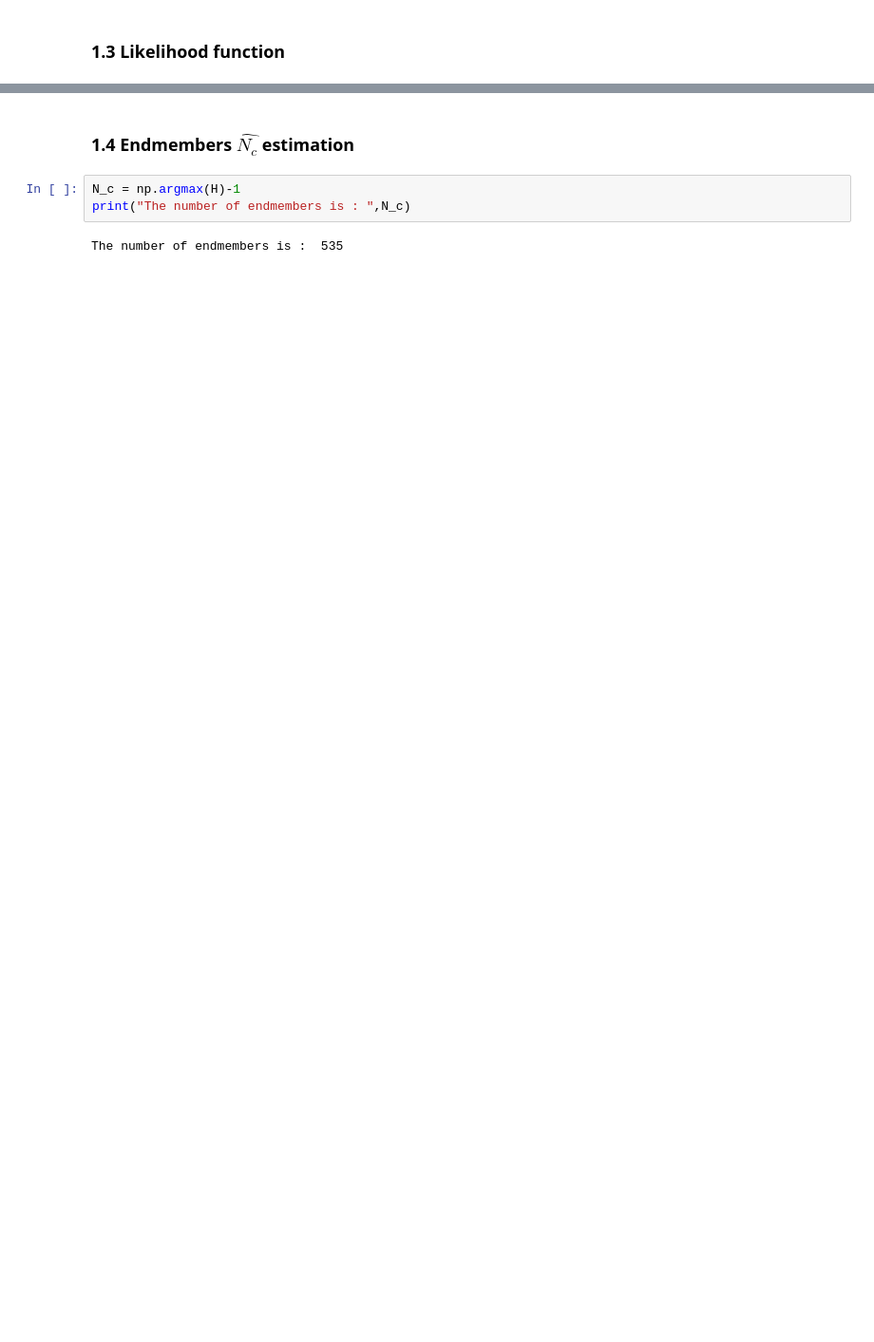
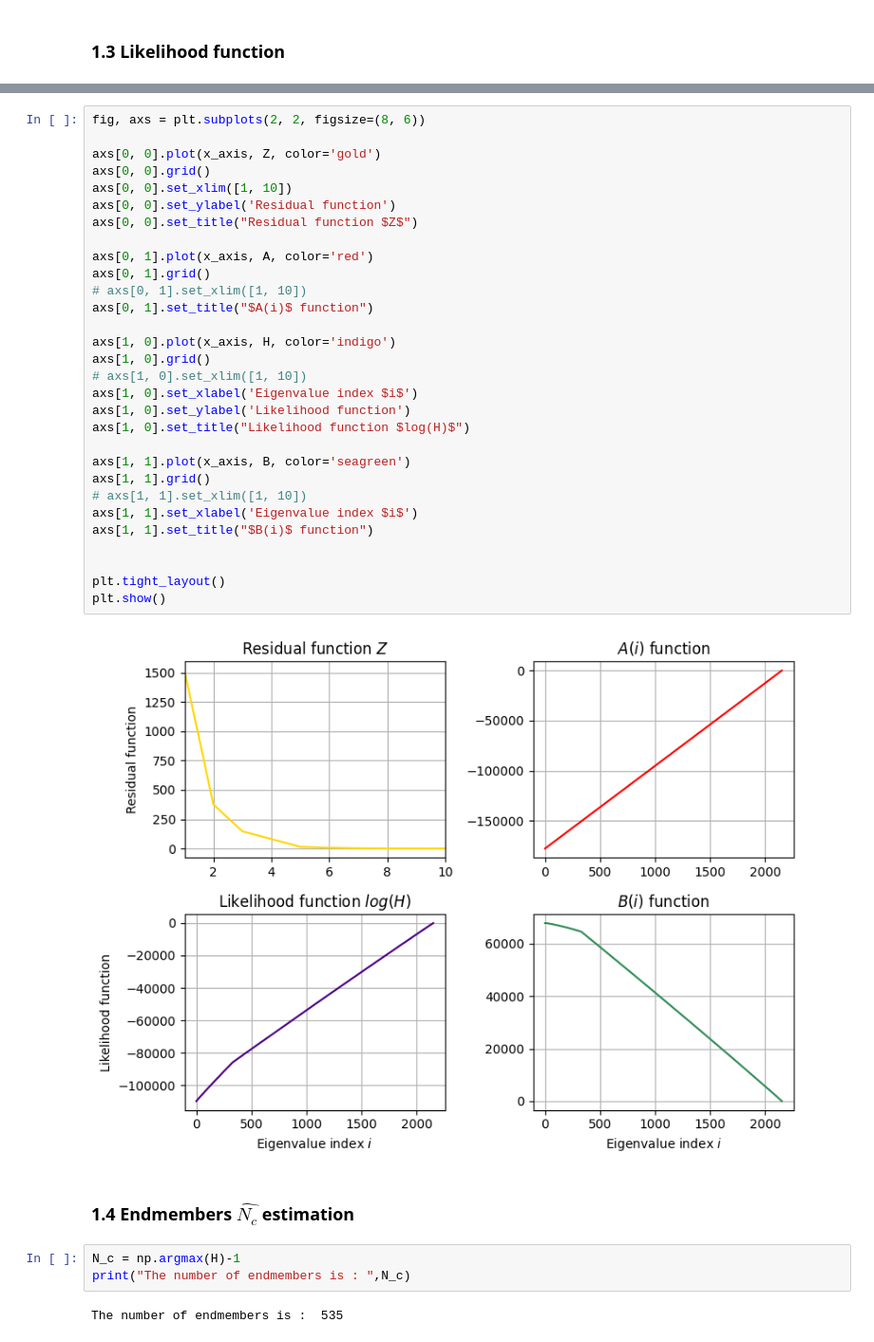
Before and after one commit to idrissabdw/elm-endmembers-project, a Jupyter notebook: empirical_method.ipynb, the cells around one changed output, grey strips where cells are left out. Shown: that part at 95% size. Cells and saved outputs as stored; diff of their text form; blank space fills up the shorter version.

```diff
--- a/empirical_method.ipynb
+++ b/empirical_method.ipynb
@@ -115,3 +93,35 @@ Text(0.5, 1.0, 'Likelihood function $log(H)$')
+# %%
+fig, axs = plt.subplots(2, 2, figsize=(8, 6))
+
+axs[0, 0].plot(x_axis, Z, color='gold')
+axs[0, 0].grid()
+axs[0, 0].set_xlim([1, 10])
+axs[0, 0].set_ylabel('Residual function')
+axs[0, 0].set_title("Residual function $Z$")
+
+axs[0, 1].plot(x_axis, A, color='red')
+axs[0, 1].grid()
+# axs[0, 1].set_xlim([1, 10])
+axs[0, 1].set_title("$A(i)$ function")
+
+axs[1, 0].plot(x_axis, H, color='indigo')
+axs[1, 0].grid()
+# axs[1, 0].set_xlim([1, 10])
+axs[1, 0].set_xlabel('Eigenvalue index $i$')
+axs[1, 0].set_ylabel('Likelihood function')
+axs[1, 0].set_title("Likelihood function $log(H)$")
+
+axs[1, 1].plot(x_axis, B, color='seagreen')
+axs[1, 1].grid()
+# axs[1, 1].set_xlim([1, 10])
+axs[1, 1].set_xlabel('Eigenvalue index $i$')
+axs[1, 1].set_title("$B(i)$ function")
+
+
+plt.tight_layout()
+plt.show()
+# %% [output]
+[figure, added]
 # %% [markdown]
 ### 1.4 Endmembers $\hat{N_c}$ estimation
 # %%
```
Also changed, not shown: parts of 3 cells of this notebook.
